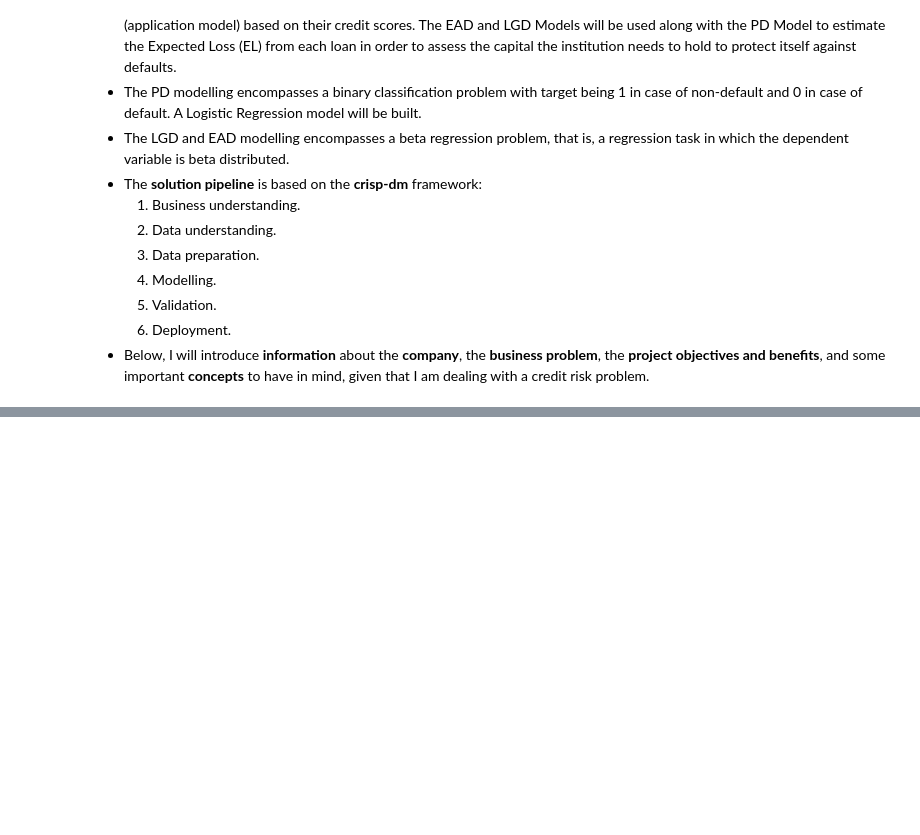
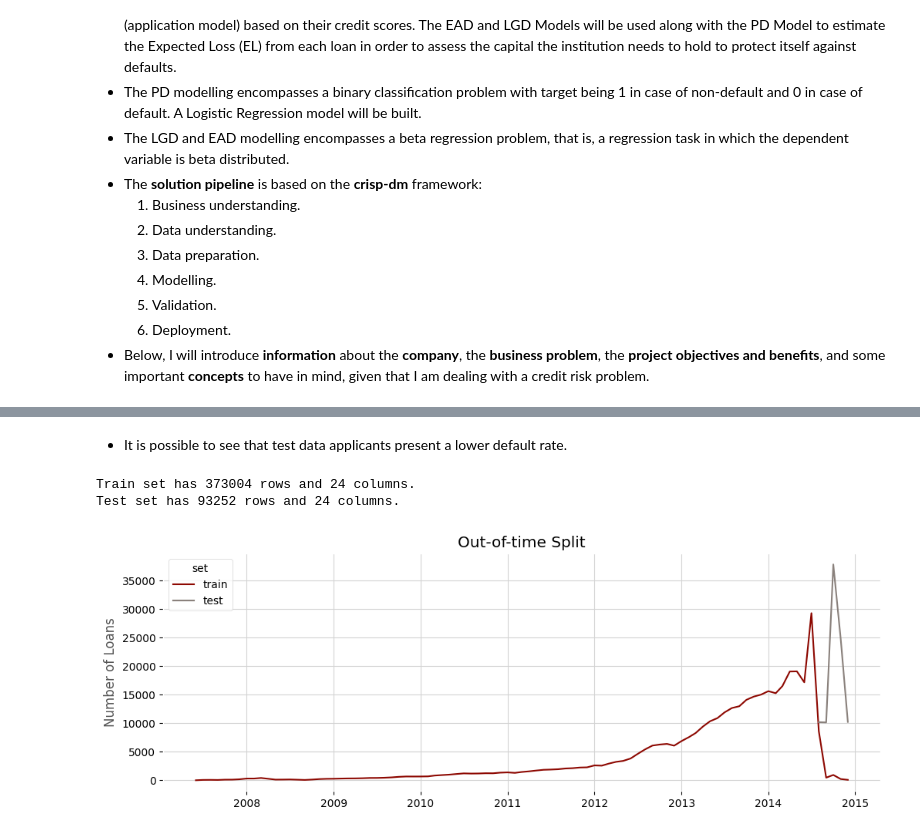
Before and after one commit to allmeidaapedro/Lending-Club-Credit-Scoring, a Jupyter notebook: notebooks/3_pd_modeling.ipynb, the cells around one changed output, grey strips where cells are left out. Cells and saved outputs as stored; diff of their text form; code cells hidden in the pictures; blank space fills up the shorter version.

```diff
--- a/notebooks/3_pd_modeling.ipynb
+++ b/notebooks/3_pd_modeling.ipynb
@@ -39,0 +83,3 @@ In **this notebook**, I intend to **construct the Probability of Default (PD) mo
+# %%
+parquet_file_path = '/Users/pedrohenriquealmeidaoliveira/Documents/data_science/large_files/clean_loan_data_2007_2014.parquet'
+df = pd.read_parquet(parquet_file_path)
@@ -39,0 +200,9 @@ In **this notebook**, I intend to **construct the Probability of Default (PD) mo
+# %%
+data_leakage_features = ['funded_amnt', 'installment', 'revol_util',
+                         'out_prncp', 'total_pymnt', 'total_rec_prncp', 'total_rec_int',
+                         'total_rec_late_fee', 'recoveries', 'collection_recovery_fee',
+                         'last_pymnt_amnt', 'collections_12_mths_ex_med', 'tot_coll_amt']
+irrelevant_features = ['delinq_2yrs', 'acc_now_delinq', 'total_rev_hi_lim']
+to_drop = data_leakage_features + irrelevant_features
+df = df.drop(columns=to_drop)
+df.shape
@@ -39,0 +217,5 @@ In **this notebook**, I intend to **construct the Probability of Default (PD) mo
+# %%
+# Out-of-time split. 80% training, 20% testing.
+train, test = np.split(df, [int(.80 * len(df))])
+train['set'] = 'train'
+test['set'] = 'test'
@@ -39,0 +237,27 @@ In **this notebook**, I intend to **construct the Probability of Default (PD) mo
+# %% [markdown]
+- It is possible to see that test data applicants present a lower default rate.
+# %%
+# Assessing train and test sets dimensions.
+print(f'Train set has {train.shape[0]} rows and {train.shape[1]} columns.')
+print(f'Test set has {test.shape[0]} rows and {test.shape[1]} columns.')
+# %% [output]
+Train set has 373004 rows and 24 columns.
+Test set has 93252 rows and 24 columns.
+# %%
+# Plotting the out-of-time split.
+train_test = pd.concat([train, test])
+train_test = train_test.groupby(['issue_d', 'set'])['default'].count().reset_index().rename(columns={'default': 'loans'})
+
+fig, ax = plt.subplots(figsize=(12, 4))
+plt.title('Out-of-time Split')
+sns.lineplot(train_test, x='issue_d', y='loans', hue='set', ax=ax)
+plt.xlabel('')
+plt.ylabel('Number of Loans')
+plt.show()
+
+# Dropping columns used only for plotting.
+to_drop = ['issue_d', 'set']
+train = train.drop(columns=to_drop)
+test = test.drop(columns=to_drop)
+# %% [output]
+[figure, added]
```
Also changed, not shown: parts of 29 cells of this notebook, 3 other files.
